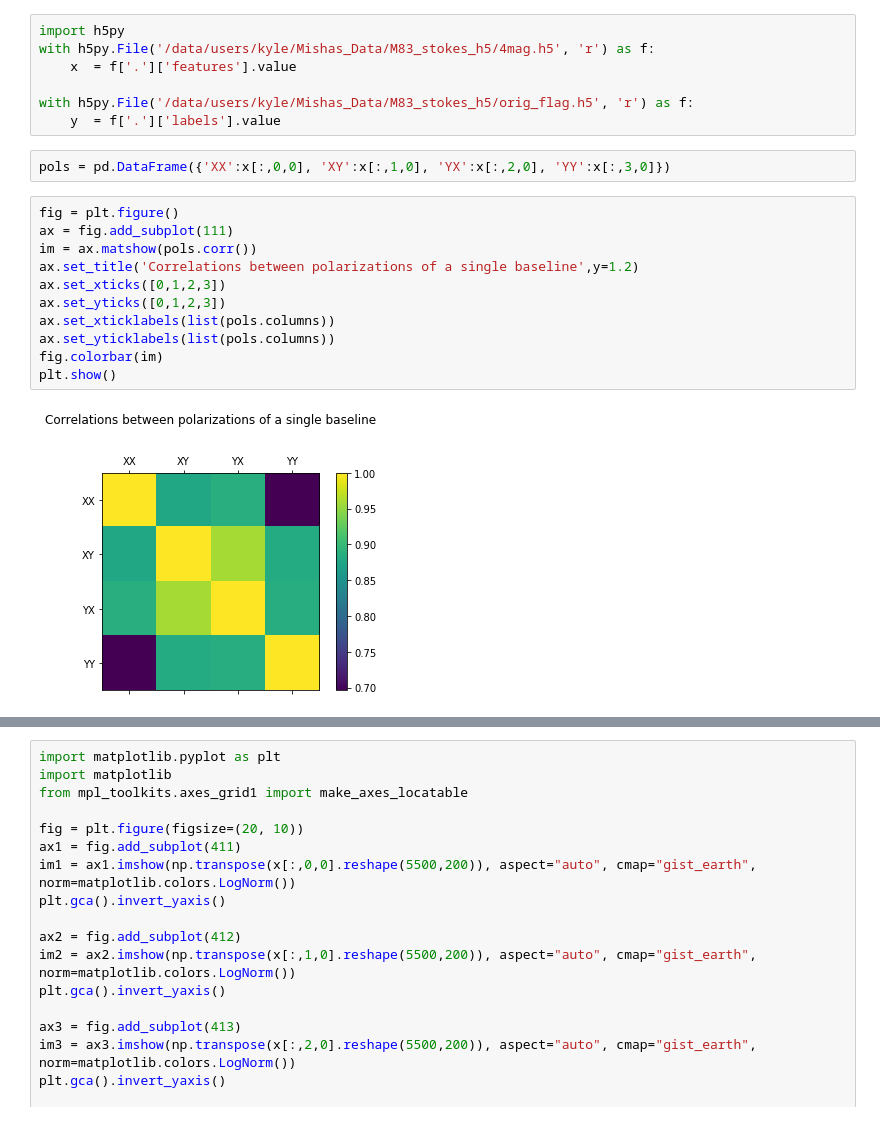
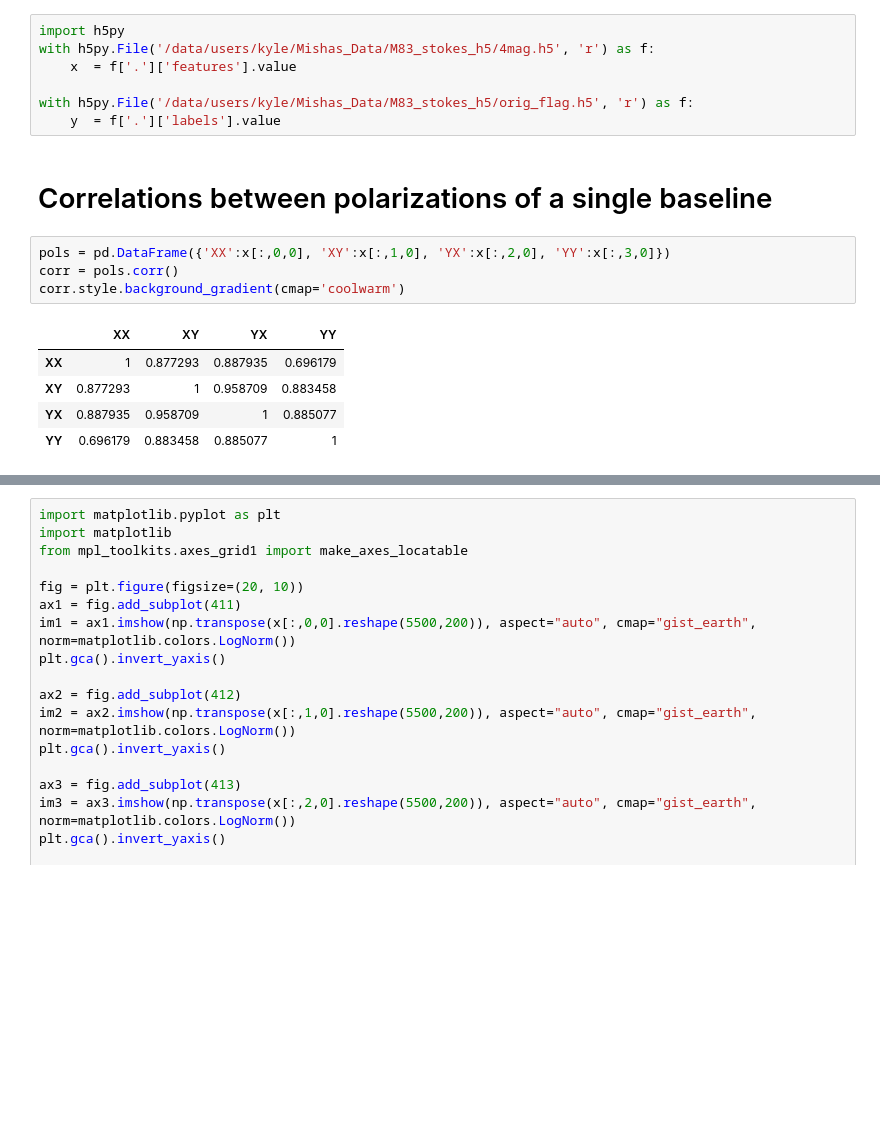
Before and after one commit to KyleHarrison/RFI-Flagging, a Jupyter notebook: Data Exploration/Pol_Correlations.ipynb, the cells around one changed output, grey strips where cells are left out. Drawn from its saved outputs; the diff is of its cells as text; blank space fills up the shorter version.

```diff
--- a/Data Exploration/Pol_Correlations.ipynb
+++ b/Data Exploration/Pol_Correlations.ipynb
@@ -10,18 +10,15 @@ with h5py.File('/data/users/kyle/Mishas_Data/M83_stokes_h5/4mag.h5', 'r') as f:
 
 with h5py.File('/data/users/kyle/Mishas_Data/M83_stokes_h5/orig_flag.h5', 'r') as f:
     y  = f['.']['labels'].value
+# %% [markdown]
+# Correlations between polarizations of a single baseline
 # %%
 pols = pd.DataFrame({'XX':x[:,0,0], 'XY':x[:,1,0], 'YX':x[:,2,0], 'YY':x[:,3,0]})
+corr = pols.corr()
+corr.style.background_gradient(cmap='coolwarm')
+# %% [output]
+|  | XX | XY | YX | YY |
+| XX | 1 | 0.877293 | 0.887935 | 0.696179 |
+| XY | 0.877293 | 1 | 0.958709 | 0.883458 |
+| YX | 0.887935 | 0.958709 | 1 | 0.885077 |
+| YY | 0.696179 | 0.883458 | 0.885077 | 1 |
-# %%
-fig = plt.figure()
-ax = fig.add_subplot(111)
-im = ax.matshow(pols.corr())
-ax.set_title('Correlations between polarizations of a single baseline',y=1.2)
-ax.set_xticks([0,1,2,3])
-ax.set_yticks([0,1,2,3])
-ax.set_xticklabels(list(pols.columns))
-ax.set_yticklabels(list(pols.columns))
-fig.colorbar(im)
-plt.show()
-# %% [output]
-[figure, removed]
```
Also changed, not shown: parts of 12 cells of this notebook.
